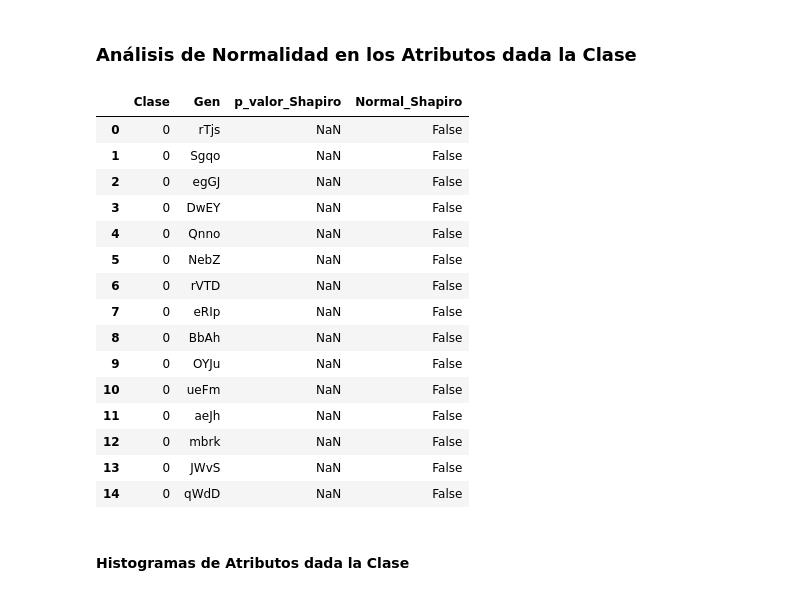
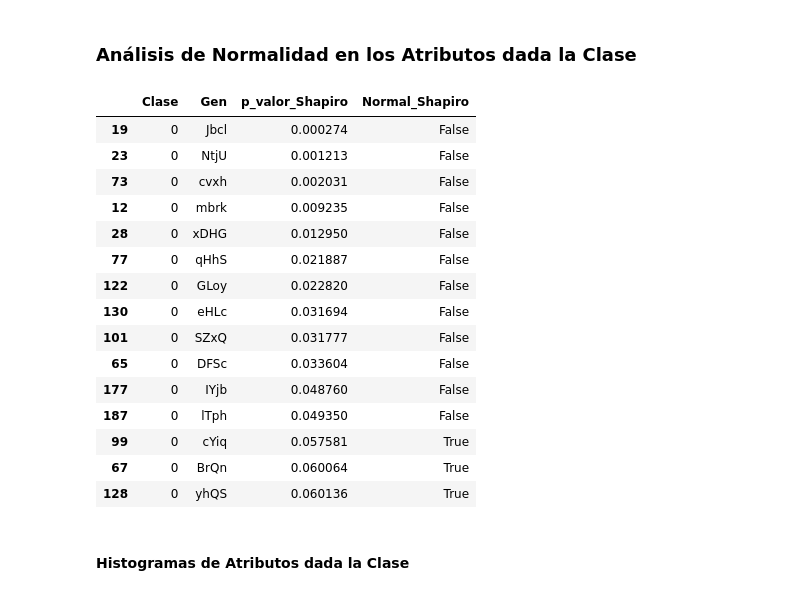
Before and after one commit to mariok99/tp, a Jupyter notebook: sol-actual.ipynb, the cells around one changed output. Cells and saved outputs as stored; diff of their text form; code cells hidden in the pictures.

```diff
--- a/sol-actual.ipynb
+++ b/sol-actual.ipynb
@@ -751,42 +747,42 @@ Series([], dtype: float64)
 # %%
 resultados_condicionales = []
 
-for clase in ['0', '1']:
+for clase in [0, 1]:
     df_clase = df[df['target'] == clase].drop(columns=['target'])
 
     for gen in df_clase.columns:
         data = df_clase[gen].dropna()
 
         _, p_shapiro = shapiro(data)
         es_normal_shapiro = p_shapiro > 0.05
 
         resultados_condicionales.append({
             'Clase': clase,
             'Gen': gen,
             'p_valor_Shapiro': p_shapiro,
             'Normal_Shapiro': es_normal_shapiro,
         })
 
 df_tests_condicional = pd.DataFrame(resultados_condicionales)
 
 display(df_tests_condicional.sort_values(by=['Clase', 'p_valor_Shapiro'], ascending=[True, True]).head(15))
 # %% [output]
 |  | Clase | Gen | p_valor_Shapiro | Normal_Shapiro |
-| 0 | 0 | rTjs | NaN | False |
-| 1 | 0 | Sgqo | NaN | False |
-| 2 | 0 | egGJ | NaN | False |
-| 3 | 0 | DwEY | NaN | False |
-| 4 | 0 | Qnno | NaN | False |
-| 5 | 0 | NebZ | NaN | False |
-| 6 | 0 | rVTD | NaN | False |
-| 7 | 0 | eRIp | NaN | False |
-| 8 | 0 | BbAh | NaN | False |
-| 9 | 0 | OYJu | NaN | False |
-| 10 | 0 | ueFm | NaN | False |
-| 11 | 0 | aeJh | NaN | False |
-| 12 | 0 | mbrk | NaN | False |
-| 13 | 0 | JWvS | NaN | False |
-| 14 | 0 | qWdD | NaN | False |
+| 19 | 0 | Jbcl | 0.000274 | False |
+| 23 | 0 | NtjU | 0.001213 | False |
+| 73 | 0 | cvxh | 0.002031 | False |
+| 12 | 0 | mbrk | 0.009235 | False |
+| 28 | 0 | xDHG | 0.012950 | False |
+| 77 | 0 | qHhS | 0.021887 | False |
+| 122 | 0 | GLoy | 0.022820 | False |
+| 130 | 0 | eHLc | 0.031694 | False |
+| 101 | 0 | SZxQ | 0.031777 | False |
+| 65 | 0 | DFSc | 0.033604 | False |
+| 177 | 0 | IYjb | 0.048760 | False |
+| 187 | 0 | lTph | 0.049350 | False |
+| 99 | 0 | cYiq | 0.057581 | True |
+| 67 | 0 | BrQn | 0.060064 | True |
+| 128 | 0 | yhQS | 0.060136 | True |
 # %% [markdown]
 #### Histogramas de Atributos dada la Clase
 # %%
```
Also changed, not shown: parts of 32 cells of this notebook.
